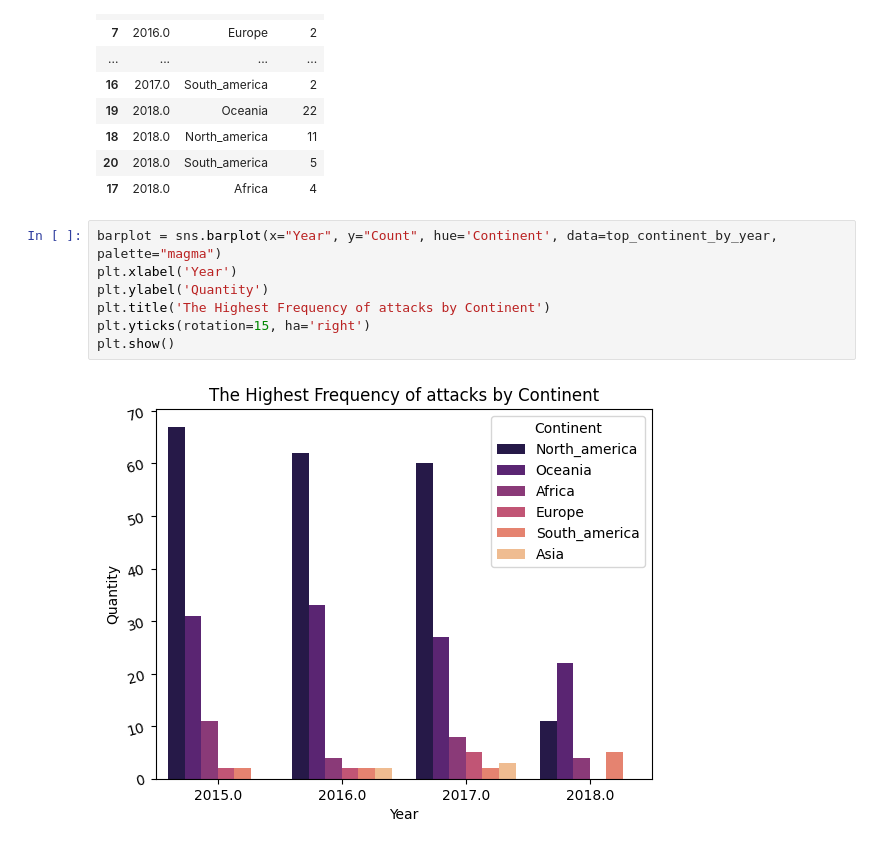
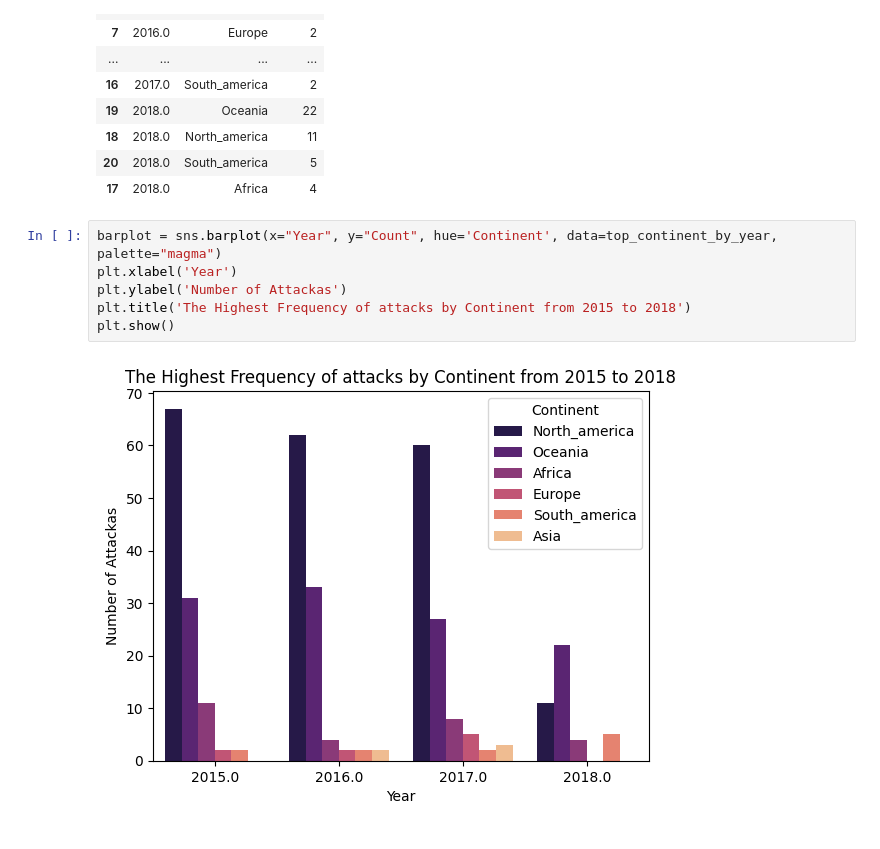
Before and after one commit to leoolessa/Project-one, a Jupyter notebook: test.ipynb, the cells around one changed output. Drawn from its saved outputs; the diff is of its cells as text.

```diff
--- a/test.ipynb
+++ b/test.ipynb
@@ -492,9 +491,8 @@ top_continent_by_year
 # %%
 barplot = sns.barplot(x="Year", y="Count", hue='Continent', data=top_continent_by_year, palette="magma")
 plt.xlabel('Year')
-plt.ylabel('Quantity')
-plt.title('The Highest Frequency of attacks by Continent')
-plt.yticks(rotation=15, ha='right')
+plt.ylabel('Number of Attackas')
+plt.title('The Highest Frequency of attacks by Continent from 2015 to 2018')
 plt.show()
 # %% [output]
-[figure, old version]
+[figure, new version]
```
Also changed, not shown: parts of 7 cells of this notebook.
